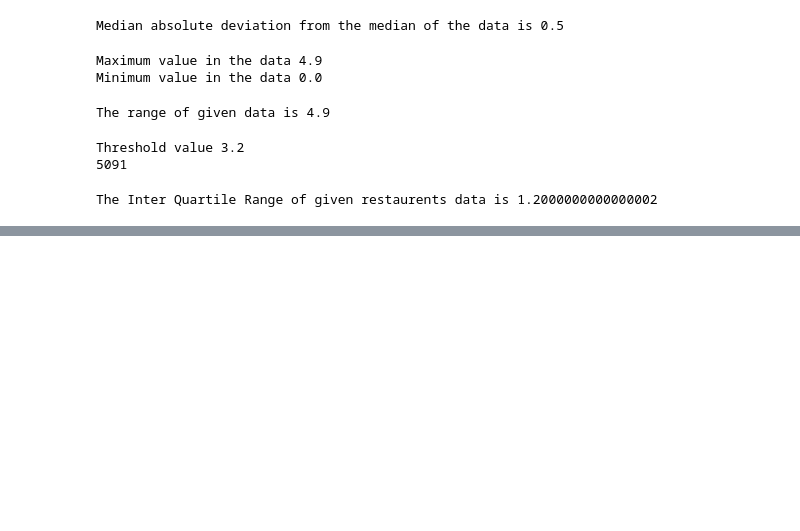
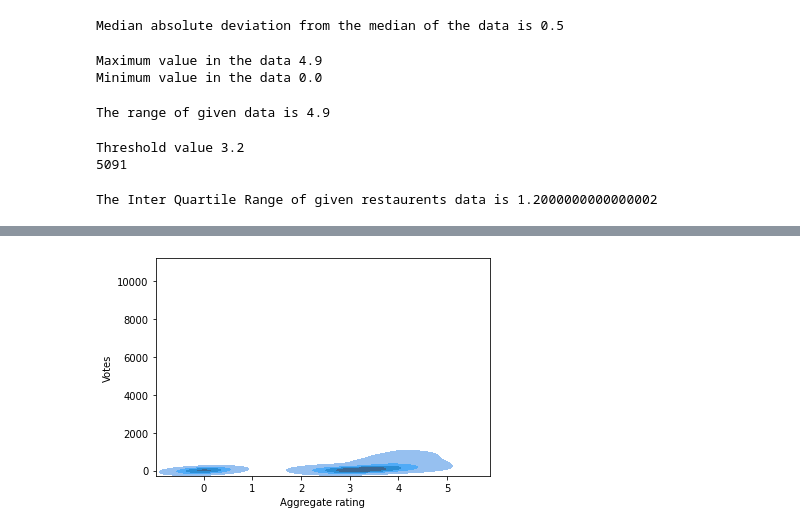
Before and after one commit to kapilkumar2001/restaurents_data_analysis_and_visualization, a Jupyter notebook: Project_201951079_201951060.ipynb, the cells around one changed output, grey strips where cells are left out. Cells and saved outputs as stored; diff of their text form; code cells hidden in the pictures; blank space fills up the shorter version.

```diff
--- a/Project_201951079_201951060.ipynb
+++ b/Project_201951079_201951060.ipynb
@@ -424,0 +459,7 @@ The Inter Quartile Range of given restaurents data is 1.2000000000000002
+# %%
+sns.kdeplot(data= restaurents_data, x=data1, y=data2,fill=True,levels=5)
+plt.xlabel(data1)
+plt.ylabel(data2)
+plt.show()
+# %% [output]
+[figure, added]
```
Also changed, not shown: parts of 2 cells of this notebook.
